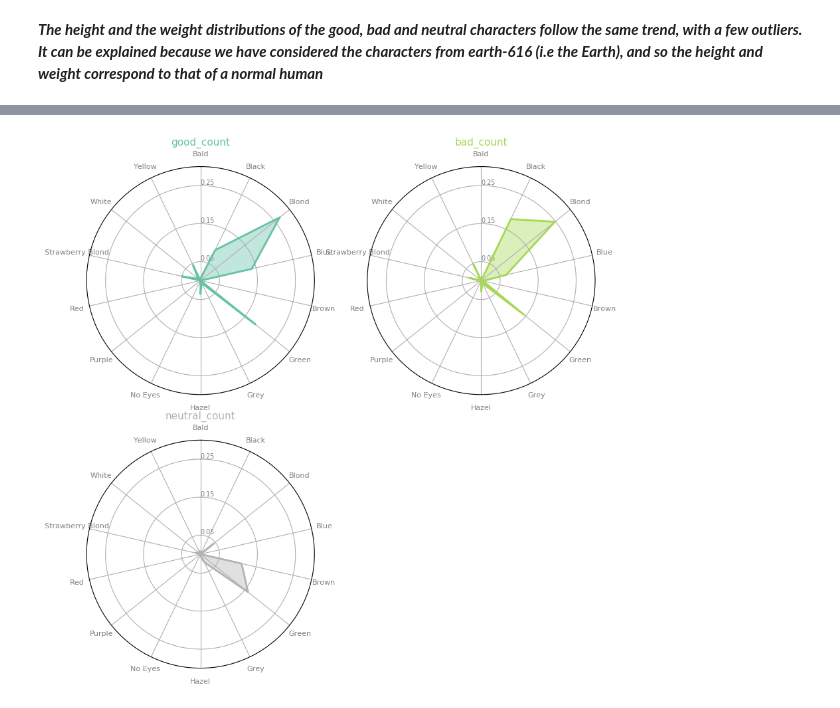
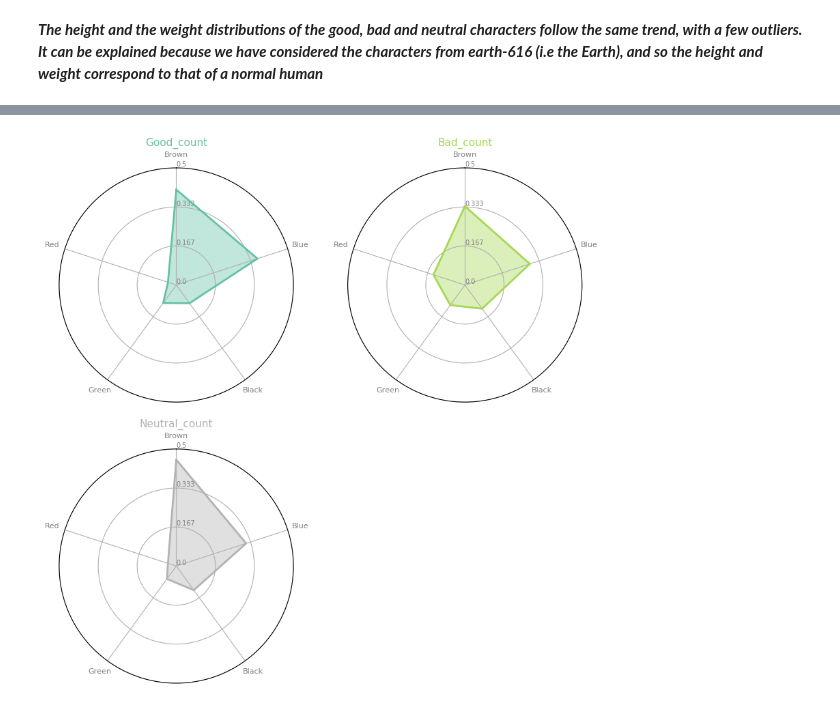
Before and after one commit to marvelous-comics/project_ADAELE, a Jupyter notebook: Marvellous Comics Notebook-Pilou.ipynb, the cells around one changed output, grey strips where cells are left out. Saved outputs shown, nothing was run; the diff lists cells and outputs as text; code cells hidden in the pictures.

```diff
--- a/Marvellous Comics Notebook-Pilou.ipynb
+++ b/Marvellous Comics Notebook-Pilou.ipynb
@@ -729,6 +650,9 @@ eyes.T
 from math import pi
 
 def make_spider(df):
+    '''This function create a radar chart based on the features present in df (columns), for different groups (rows: index)'''
+
+    df = df.T
 
     # initialize the figure
     my_dpi=100
@@ -738,7 +662,7 @@ def make_spider(df):
     my_palette = plt.cm.get_cmap("Set2", len(df.index))
 
     # number of variable
-    categories=list(df)[1:]
+    categories=list(df)[:]
     N = len(categories)
 
     # What will be the angle of each axis in the plot? (we divide the plot / number of variable)
@@ -758,13 +682,14 @@ def make_spider(df):
 
         # Draw ylabels
         ax.set_rlabel_position(0)
-        list_ = np.round(np.linspace(0+0.05,round(np.max(df.max().values),1)-0.05,3),3)
+        list_ = np.round(np.linspace(0.,round(np.max(df.max().values),1),4),3)
         plt.yticks(list_, map(str,list_), color="grey", size=7)
-        plt.ylim(0,round(np.max(df.max().values),1))
+        plt.ylim(0.,round(np.max(df.max().values),1))
+        #ax.set_yscale('log')
 
         # Ind1
         values=df.iloc[row].values.flatten().tolist()
-        #print(sum(values))
+        values += values[:1]
         ax.plot(angles, values, color=my_palette(row), linewidth=2, linestyle='solid')
         ax.fill(angles, values, color=my_palette(row), alpha=0.4)
 
@@ -801,4 +697,0 @@ hair.T
-# %%
-make_spider(hair.T)
-# %% [output]
-[figure, removed]
@@ -810,0 +698,32 @@ def top_10_characteristics (df, column_str):
+# %%
+def top_characteristics (dataframe, column_str='', top=0):
+    '''
+    This function create a dataframe based on the top ten characteristics of each behavior category : Good, Bad, Neutral
+
+    '''
+    behavior = ['Good', 'Bad', 'Neutral']
+    dfList = []
+    for i in range(len(behavior)):
+        #Obtain sub-dataframe by grouping on the behavior characteristic
+        sub_df = dataframe[dataframe['Behavior'] == behavior[i]]
+        #Value count on the column of interest
+        sub_df = pd.DataFrame(sub_df[column_str].value_counts())
+        if 'Unknown' in sub_df.index:
+            sub_df = sub_df.drop('Unknown')
+        if(top == 0 or top > len(sub_df)):
+            top = len(sub_df)
+
+        sub_df = sub_df[0:top]
+        sub_df.columns = [behavior[i]+'_count']
+        sub_df[behavior[i]+'_count'] /= np.sum(sub_df[behavior[i]+'_count'].values)
+        dfList.append(sub_df)
+
+    #dfs = [df.set_index(column_str) for df in dfList]
+    df = pd.concat(dfList, axis=1, join='outer', sort=True) \
+           .fillna(0)
+    return df.sort_values(by='Good_count', ascending=False)
+# %%
+eye = top_characteristics (marvel_pers_final, 'Eyes', 5)
+make_spider(eye)
+# %% [output]
+[figure, added]
```
Also changed, not shown: parts of 16 cells of this notebook.
